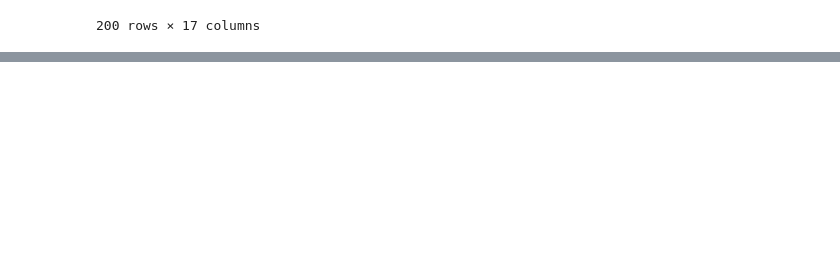
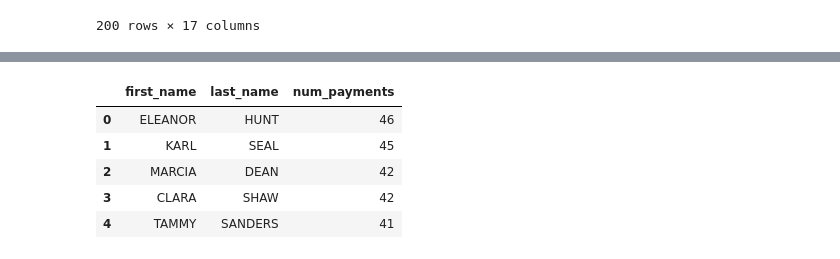
Before and after one commit to CaillahR/Queries-Sakila, a Jupyter notebook: Queries Sakila.ipynb, the cells around one changed output, grey strips where cells are left out. Cells and saved outputs as stored; diff of their text form; code cells hidden in the pictures; blank space fills up the shorter version.

```diff
--- a/Queries Sakila.ipynb
+++ b/Queries Sakila.ipynb
@@ -136,0 +139,16 @@ pd.read_sql(f, engine)
+# %%
+i = """SELECT customer.first_name, customer.last_name,
+    (SELECT COUNT(*)
+    FROM payment
+    WHERE customer.customer_id = payment.customer_id) AS num_payments
+FROM customer
+ORDER by num_payments DESC
+LIMIT 5;"""
+pd.read_sql(i, engine)
+# %% [output]
+|  | first_name | last_name | num_payments |
+| 0 | ELEANOR | HUNT | 46 |
+| 1 | KARL | SEAL | 45 |
+| 2 | MARCIA | DEAN | 42 |
+| 3 | CLARA | SHAW | 42 |
+| 4 | TAMMY | SANDERS | 41 |
```
Also changed, not shown: parts of 2 cells of this notebook.
